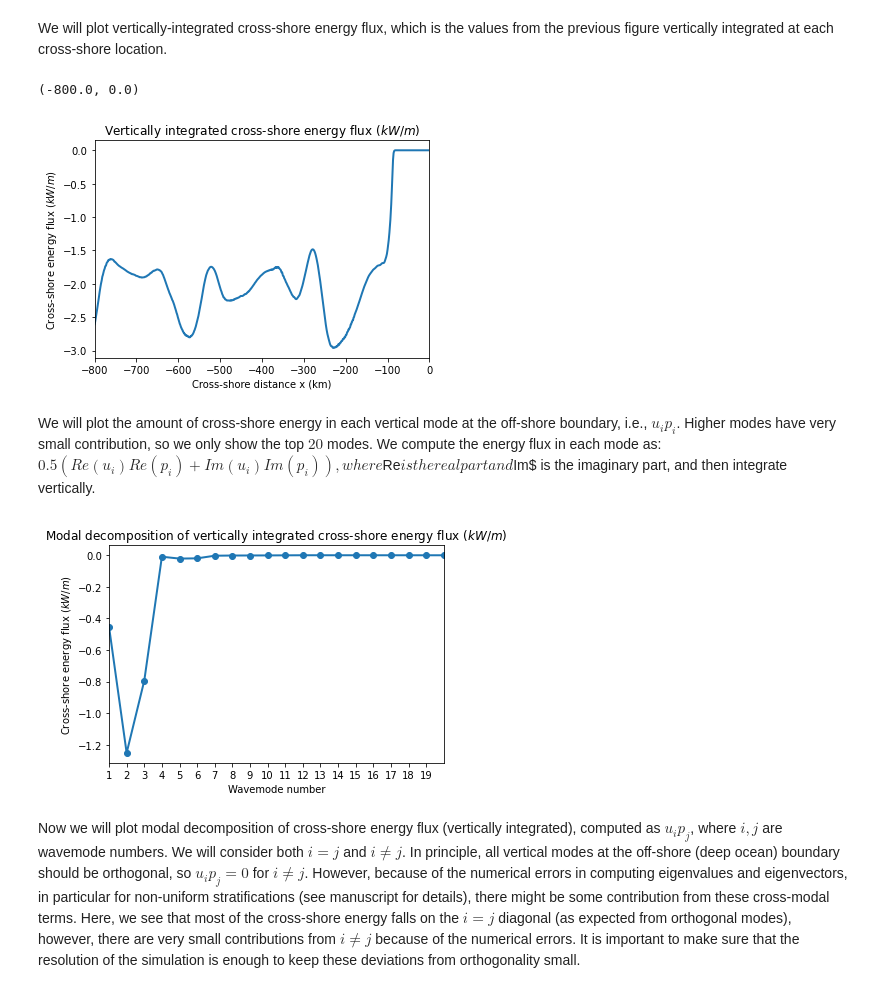
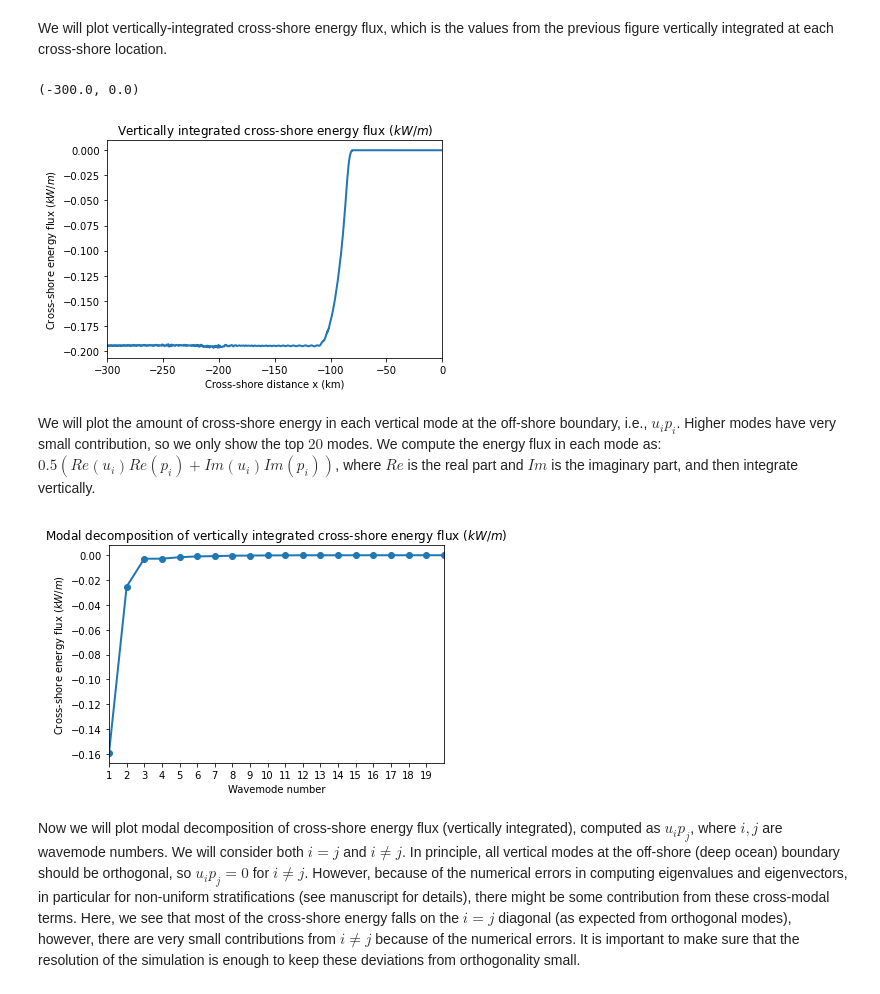
Before and after one commit to bzemskova/coastal_internal_tides, a Jupyter notebook: python_post_processing/plot_example_simulation.ipynb, the cells around one changed output. Drawn from its saved outputs; the diff is of its cells as text; code cells hidden in the pictures.

```diff
--- a/python_post_processing/plot_example_simulation.ipynb
+++ b/python_post_processing/plot_example_simulation.ipynb
@@ -8,7 +8,7 @@ from scipy.io import loadmat
 # %% [markdown]
 Open Matfile using loadmat module and extract all the data from the loaded dictionary.
 # %%
-set_up_data = loadmat('../data/example_data_600_200.mat')
+set_up_data = loadmat('../data/example_data_400_200.mat') #this is a dictionary
 # %%
 #SET-UP VARIABLES
 L = set_up_data['L'] #domain size (m): size[1,]
@@ -117,18 +121,18 @@ We will plot vertically-integrated cross-shore energy flux, which is the values
 # %%
 fig, ax0 = plt.subplots()
 ax0.plot(xx[0,0:-1:2]/1e3,up_x.reshape(up_x.shape[1],)/1e3,linewidth=2)
 ax0.set_title('Vertically integrated cross-shore energy flux $(kW/m)$')
 ax0.set_xlabel('Cross-shore distance x (km)')
 ax0.set_ylabel('Cross-shore energy flux $(kW/m)$')
-ax0.set_xlim([-800,0])
+ax0.set_xlim([-300,0])
 # %% [output]
-(-800.0, 0.0)
+(-300.0, 0.0)
-[figure, old version]
+[figure, new version]
 # %% [markdown]
-We will plot the amount of cross-shore energy in each vertical mode at the off-shore boundary, i.e., $u_i p_i$. Higher modes have very small contribution, so we only show the top $20$ modes. We compute the energy flux in each mode as: $0.5(Re(u_i) Re(p_i) + Im(u_i) Im(p_i)), where $Re$ is the real part and $Im$ is the imaginary part, and then integrate vertically.
+We will plot the amount of cross-shore energy in each vertical mode at the off-shore boundary, i.e., $u_i p_i$. Higher modes have very small contribution, so we only show the top $20$ modes. We compute the energy flux in each mode as: $0.5(Re(u_i) Re(p_i) + Im(u_i) Im(p_i))$, where $Re$ is the real part and $Im$ is the imaginary part, and then integrate vertically.
 # %%
 fig, ax0 = plt.subplots()
-ax0.plot(range(1,up_modal_integrated.shape[1]+1),
+ax0.plot(range(0,up_modal_integrated.shape[1]),
          up_modal_integrated.reshape(up_modal_integrated.shape[1],)/1e3,'-o',linewidth=2)
 ax0.set_title('Modal decomposition of vertically integrated cross-shore energy flux $(kW/m)$')
 ax0.set_xlabel('Wavemode number')
@@ -136,7 +140,7 @@ ax0.set_ylabel('Cross-shore energy flux $(kW/m)$')
 ax0.set_xlim([1, 20])
 ax0.set_xticks(range(1,20));
 # %% [output]
-[figure, old version]
+[figure, new version]
 # %% [markdown]
 Now we will plot modal decomposition of cross-shore energy flux (vertically integrated), computed as $u_i p_j$, where $i,j$ are wavemode numbers. We will consider both $i=j$ and $i\neq j$. In principle, all vertical modes at the off-shore (deep ocean) boundary should be orthogonal, so $u_i p_j=0$ for $i\neq j$. However, because of the numerical errors in computing eigenvalues and eigenvectors, in particular for non-uniform stratifications (see manuscript for details), there might be some contribution from these cross-modal terms. Here, we see that most of the cross-shore energy falls on the $i=j$ diagonal (as expected from orthogonal modes), however, there are very small contributions from $i\neq j$ because of the numerical errors. It is important to make sure that the resolution of the simulation is enough to keep these deviations from orthogonality small.
 # %%
```
Also changed, not shown: parts of 9 cells of this notebook, 6 other files.
